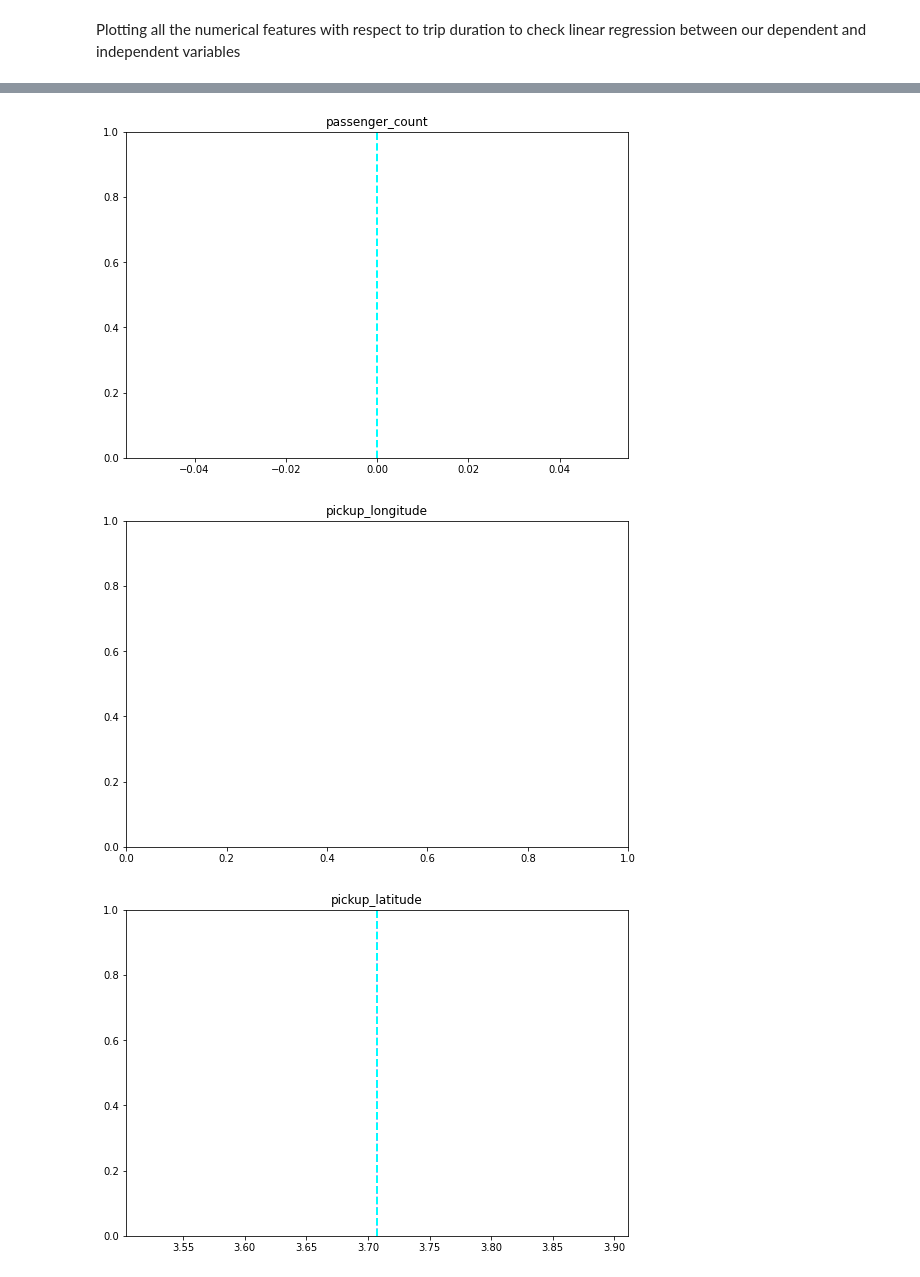
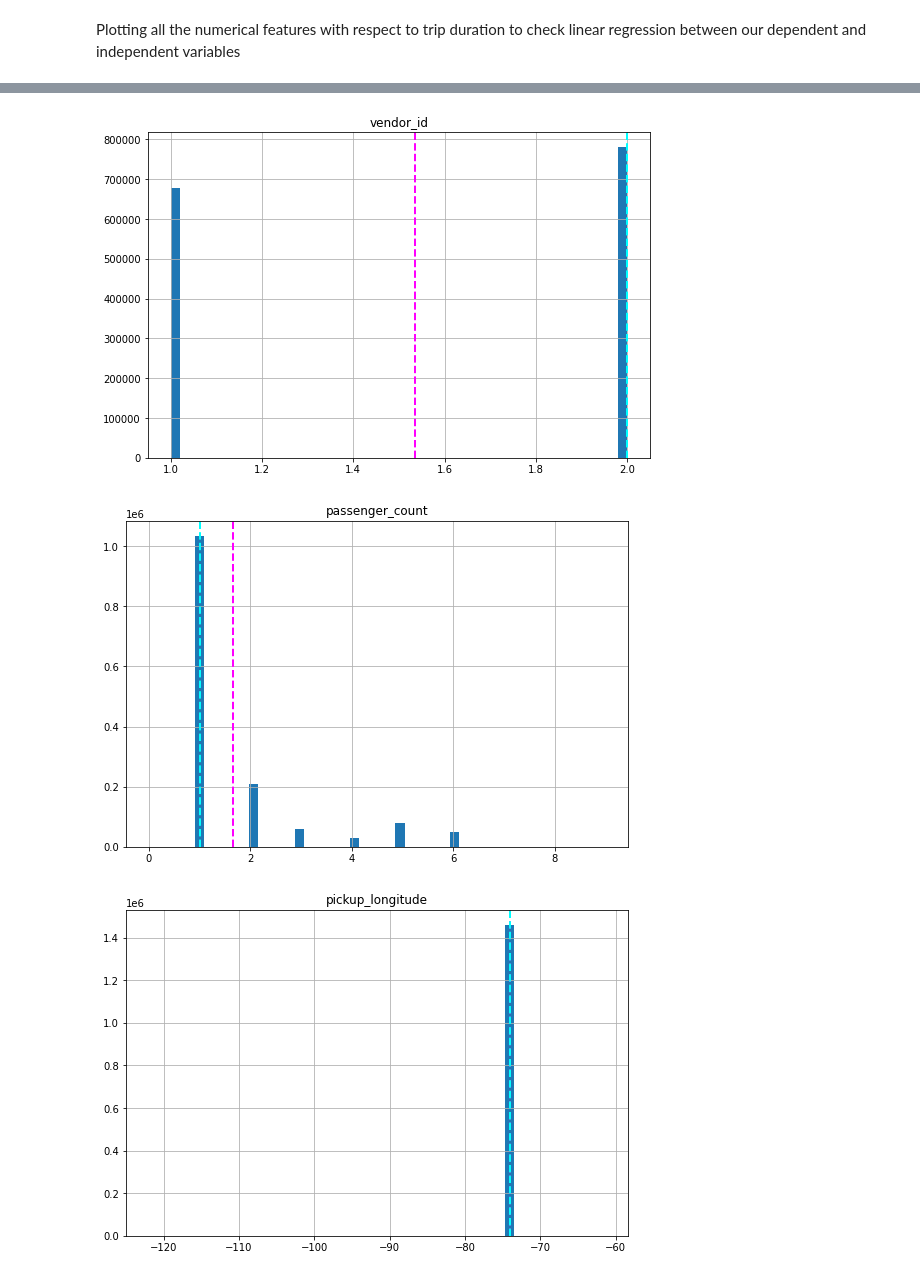
Before and after one commit to kronze1996/Taxi-trip-time-Prediction, a Jupyter notebook: Kartikey_Sharma_Team_3_Capstone_Project_2.ipynb, the cells around one changed output, grey strips where cells are left out. Cells and saved outputs as stored; diff of their text form; code cells hidden in the pictures.

```diff
--- a/Kartikey_Sharma_Team_3_Capstone_Project_2.ipynb
+++ b/Kartikey_Sharma_Team_3_Capstone_Project_2.ipynb
@@ -230,0 +262,2 @@ Plotting all the numerical features with respect to trip duration to check linea
+# %%
+df['pickup_datetime']=pd.to_datetime(df['pickup_datetime'])
@@ -230,0 +317,2 @@ Plotting all the numerical features with respect to trip duration to check linea
+# %%
+df['dropoff_datetime']=pd.to_datetime(df['dropoff_datetime'])
@@ -237,14 +365,16 @@ Index(['vendor_id', 'passenger_count', 'pickup_longitude', 'pickup_latitude',
       dtype='object')
 # %%
-for col in numeric_features[1:-1]:
+# plot a bar plot for each categorical feature count
+for col in numeric_features:
     fig = plt.figure(figsize=(9, 6))
     ax = fig.gca()
-    feature = np.log(df[col])
+    feature = df[col]
+    feature.hist(bins=50, ax = ax)
     ax.axvline(feature.mean(), color='magenta', linestyle='dashed', linewidth=2)
     ax.axvline(feature.median(), color='cyan', linestyle='dashed', linewidth=2)
     ax.set_title(col)
 plt.show()
 # %% [output]
-[figure, old version]
+[figure, new version]
-[figure, old version]
+[figure, new version]
-[figure, old version]
+[figure, new version]
```
Also changed, not shown: parts of 43 cells of this notebook.
